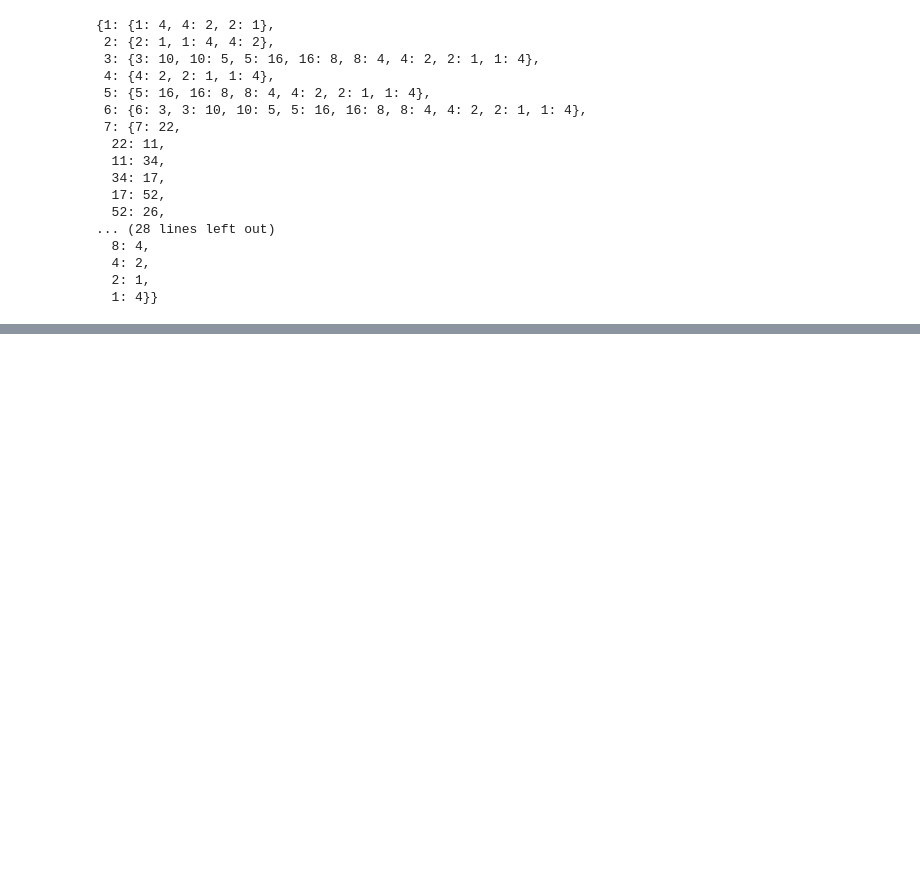
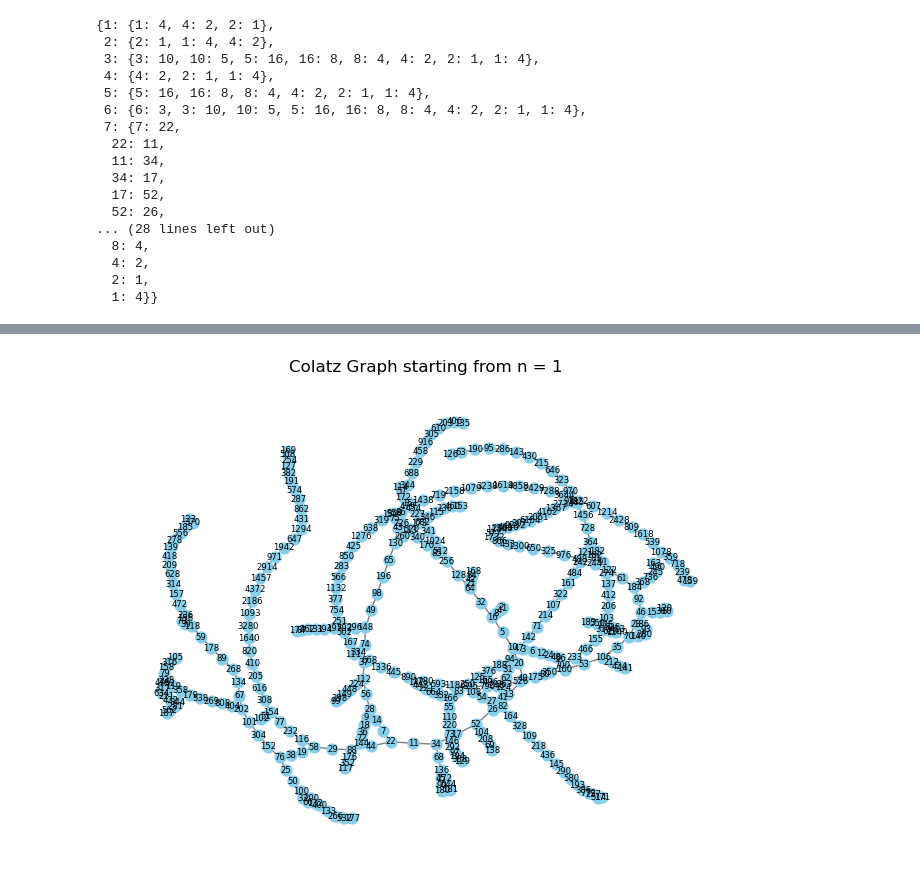
Before and after one commit to MarkZhit/GeneralizedColatz, a Jupyter notebook: main.ipynb, the cells around one changed output, grey strips where cells are left out. Saved outputs shown, nothing was run; the diff lists cells and outputs as text; code cells hidden in the pictures; blank space fills up the shorter version.

```diff
--- a/main.ipynb
+++ b/main.ipynb
@@ -199,0 +226,9 @@ createGraph(colatzM)
+# %%
+N = 187
+colatz = ColatzForAllN(N, 2, 2, 3, 1)
+# print()
+createGraph(colatz, "largeColatzGraph")
+
+# createGraph
+# %% [output]
+[figure, added]
```
Also changed, not shown: parts of 4 cells of this notebook, 2 other files.
